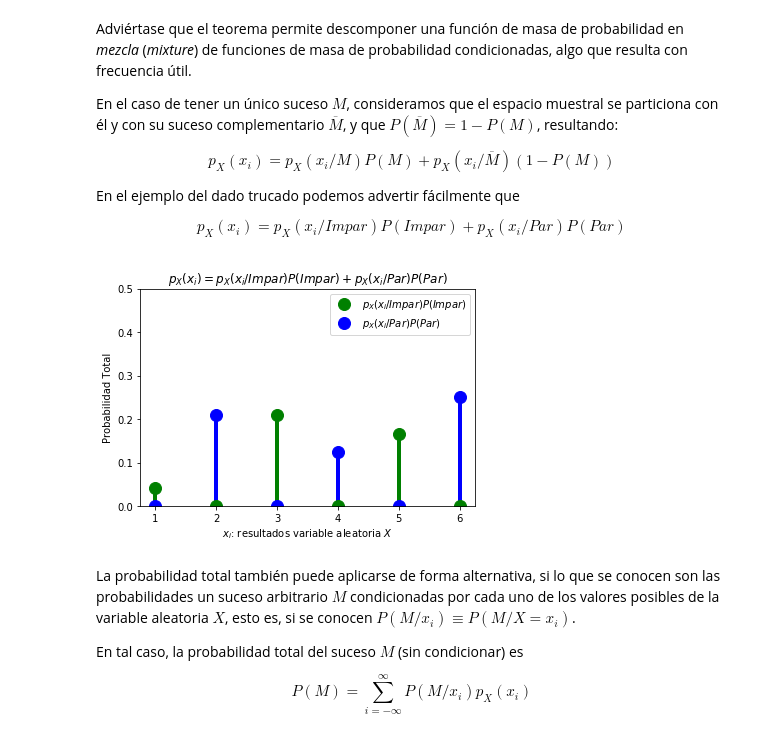
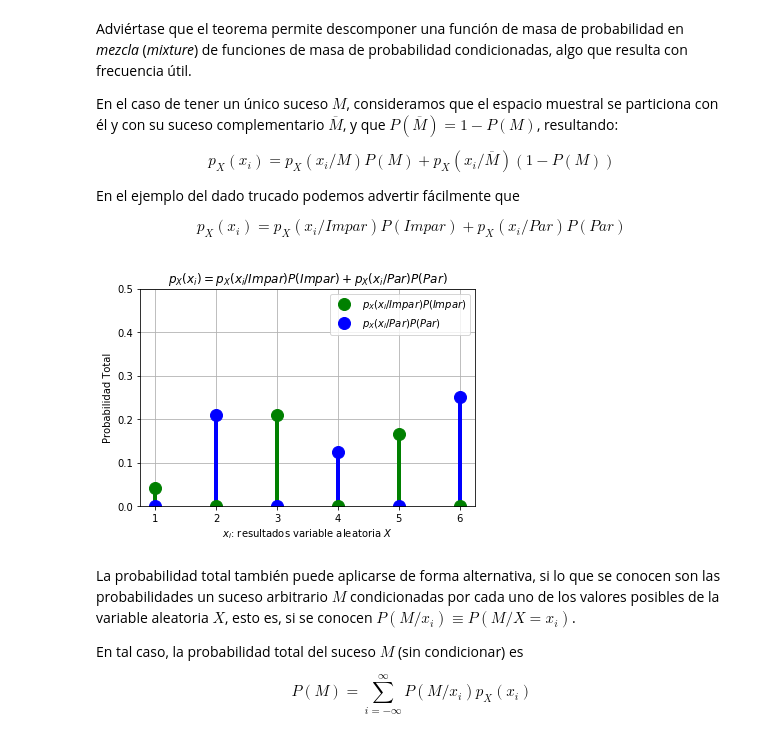
Before and after one commit to jruizalz/EPE-ULPGC, a Jupyter notebook: Bloque_2/2.VariableDiscreta.ipynb, the cells around one changed output. Cells and saved outputs as stored; diff of their text form; code cells hidden in the pictures.

```diff
--- a/Bloque_2/2.VariableDiscreta.ipynb
+++ b/Bloque_2/2.VariableDiscreta.ipynb
@@ -181,20 +186,21 @@ $$p_X(x_i) = p_X(x_i/Impar)P(Impar) + p_X(x_i/Par)P(Par)$$
 # %%
 fig, ax = plt.subplots(1, 1)
 #fig.set_size_inches(12,4)
 ax.plot(xk, dadoMalo_impar.pmf(xk)*P_impar, 'go', ms=12, mec='g',
         label=r'$p_X(x_i/Impar)P(Impar)$')
 ax.vlines(xk, 0, dadoMalo_impar.pmf(xk)*P_impar, colors='g', lw=4)
 ax.plot(xk, dadoMalo_par.pmf(xk)*P_par, 'bo', ms=12, mec='b',
         label=r'$p_X(x_i/Par)P(Par)$')
 ax.vlines(xk, 0, dadoMalo_par.pmf(xk)*P_par, colors='b', lw=4)
+ax.grid()
 ax.legend(loc='best', frameon=True),
 ax.set_title(r'$p_X(x_i)=p_X(x_i/Impar)P(Impar)+p_X(x_i/Par)P(Par)$'),
 ax.set_xlabel(r'$x_i$: resultados variable aleatoria $X$')
 ax.set_ylabel('Probabilidad Total')
 ax.set_ylim(0,0.5)
 plt.show()
 # %% [output]
-[figure, old version]
+[figure, new version]
 # %% [markdown]
 La probabilidad total también puede aplicarse de forma alternativa, si lo que se conocen son las probabilidades un suceso arbitrario $M$ condicionadas por cada uno de los valores posibles de la variable aleatoria $X$, esto es, si se conocen $P(M/x_i)\equiv P(M/X=x_i)$.
 
```
Also changed, not shown: parts of 15 cells of this notebook.
